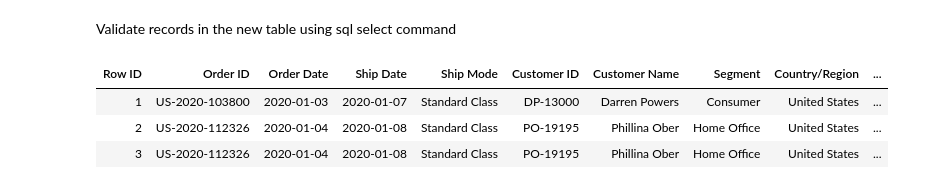
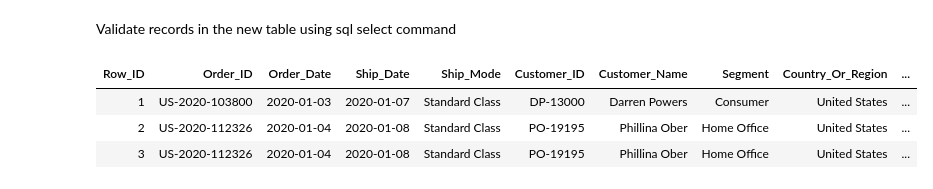
Before and after one commit to GoAshim/Databricks, a Jupyter notebook: 02 - Exploratory Data Analysis - Extract Data.ipynb, the cells around one changed output. Drawn from its saved outputs; the diff is of its cells as text; code cells hidden in the pictures.

```diff
--- a/02 - Exploratory Data Analysis - Extract Data.ipynb
+++ b/02 - Exploratory Data Analysis - Extract Data.ipynb
@@ -192,9 +199,9 @@ df1_1.write.mode("overwrite").saveAsTable("dim_SuperStore_Order")
 Validate records in the new table using sql select command
 # %%
 %sql
-select * from dim_superstore_order limit 3
+select * from default.dim_superstore_order limit 3
 # %% [output]
-| Row ID | Order ID | Order Date | Ship Date | Ship Mode | Customer ID | Customer Name | Segment | Country/Region | ... |
+| Row_ID | Order_ID | Order_Date | Ship_Date | Ship_Mode | Customer_ID | Customer_Name | Segment | Country_Or_Region | ... |
 | 1 | US-2020-103800 | 2020-01-03 | 2020-01-07 | Standard Class | DP-13000 | Darren Powers | Consumer | United States | ... |
 | 2 | US-2020-112326 | 2020-01-04 | 2020-01-08 | Standard Class | PO-19195 | Phillina Ober | Home Office | United States | ... |
 | 3 | US-2020-112326 | 2020-01-04 | 2020-01-08 | Standard Class | PO-19195 | Phillina Ober | Home Office | United States | ... |
```
Also changed, not shown: parts of 5 cells of this notebook.
